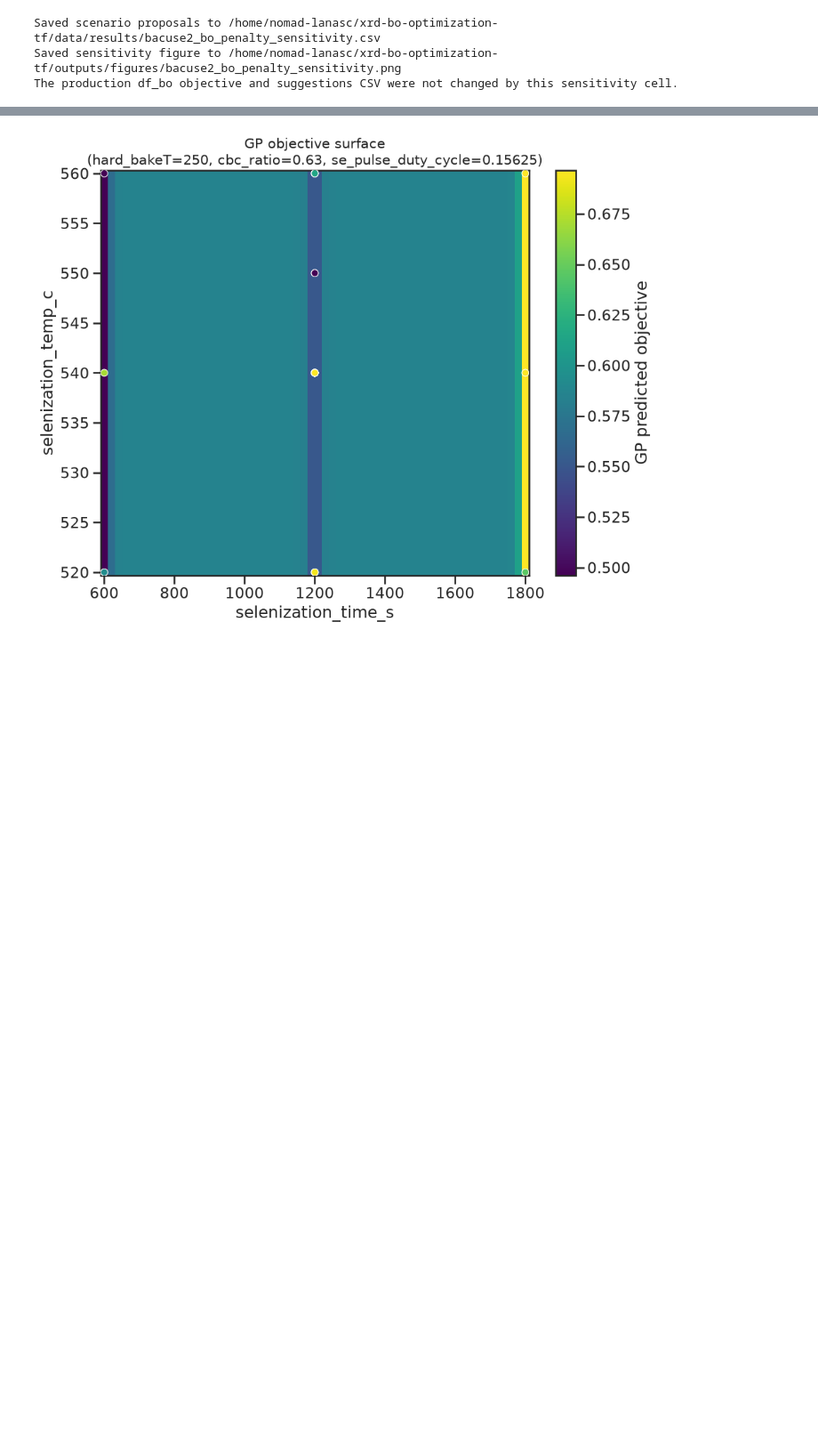
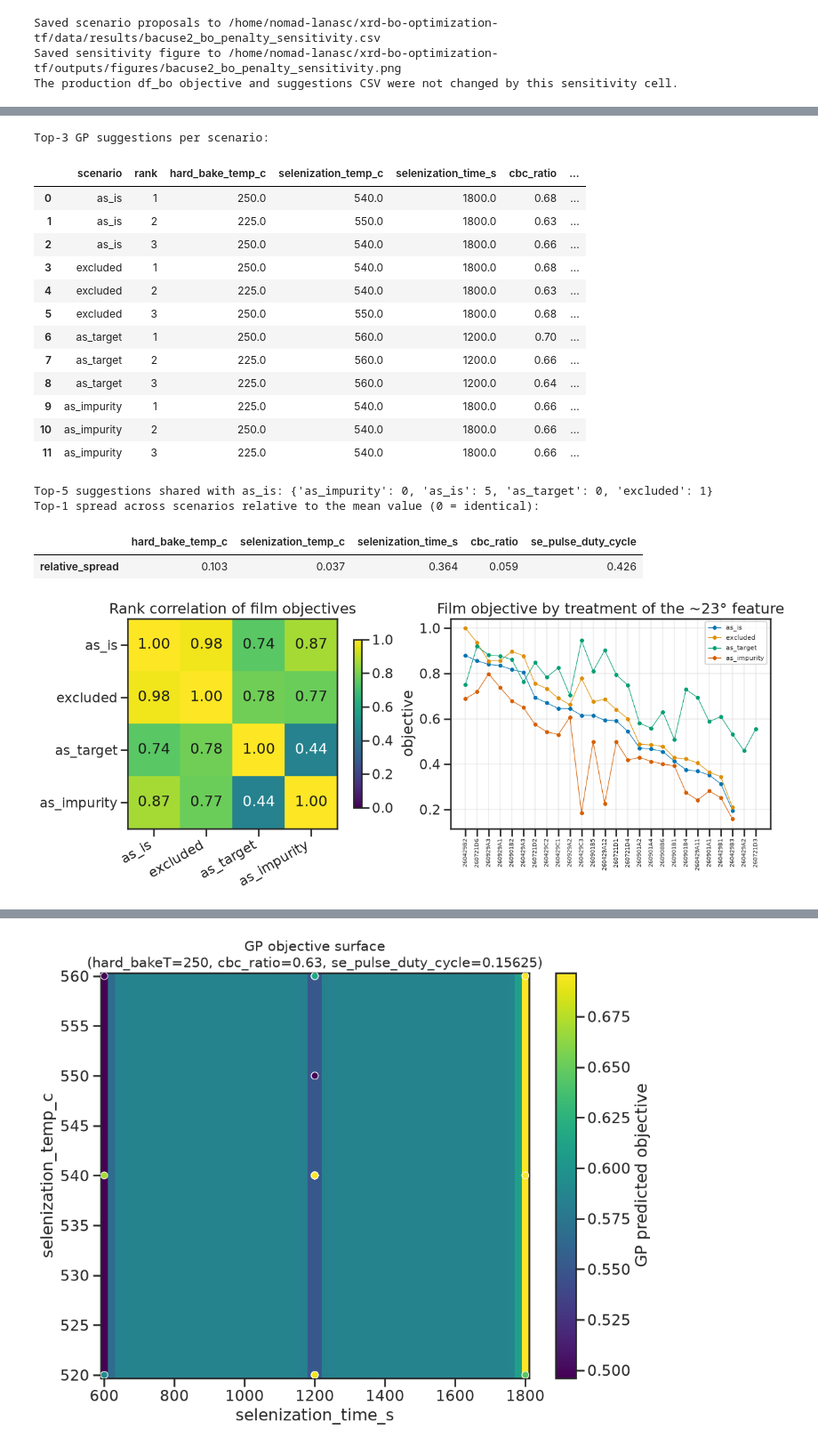
Before and after one commit to GarzonDiegoFEUP/xrd-bo-optimization-tf, a Jupyter notebook: notebooks/3.bo_xrd.ipynb, the cells around one changed output, grey strips where cells are left out. Shown at 89% size. Drawn from its saved outputs; the diff is of its cells as text; code cells hidden in the pictures; blank space fills up the shorter version.

```diff
--- a/notebooks/3.bo_xrd.ipynb
+++ b/notebooks/3.bo_xrd.ipynb
@@ -499,0 +589,65 @@ The production df_bo objective and suggestions CSV were not changed by this sens
+# %%
+suggestion_tables = []
+for scenario, frame in scenario_prepared.items():
+    table = suggest_next_conditions(frame, n_suggestions=5, random_state=0)
+    table.insert(0, 'scenario', scenario)
+    suggestion_tables.append(table)
+feature_suggestions = pd.concat(suggestion_tables, ignore_index=True)
+FEATURE_23_SENSITIVITY_CSV.parent.mkdir(parents=True, exist_ok=True)
+feature_suggestions.to_csv(FEATURE_23_SENSITIVITY_CSV, index=False)
+
+show_columns = ['scenario', 'rank', *BO_PARAMS, 'predicted_objective', 'predicted_std']
+print('Top-3 GP suggestions per scenario:')
+display(feature_suggestions.query('rank <= 3')[show_columns].round(3).reset_index(drop=True))
+
+parameter_keys = list(BO_PARAMS)
+as_is_top = {tuple(row) for row in feature_suggestions.query("scenario == 'as_is'")[parameter_keys].round(4).to_numpy()}
+overlap = {
+    scenario: len(as_is_top & {tuple(row) for row in group[parameter_keys].round(4).to_numpy()})
+    for scenario, group in feature_suggestions.groupby('scenario')
+}
+print('Top-5 suggestions shared with as_is:', overlap)
+
+top1 = feature_suggestions.query('rank == 1').set_index('scenario')[parameter_keys]
+spread = (top1.max() - top1.min()) / top1.replace(0, np.nan).abs().mean()
+print('Top-1 spread across scenarios relative to the mean value (0 = identical):')
+display(spread.round(3).to_frame('relative_spread').T)
+
+fig, (ax_rank, ax_obj) = plt.subplots(1, 2, figsize=(13, 5), layout='constrained')
+image = ax_rank.imshow(rank_correlation.to_numpy(), vmin=0, vmax=1, cmap='viridis')
+ax_rank.set_xticks(range(len(rank_correlation)), rank_correlation.columns, rotation=30, ha='right')
+ax_rank.set_yticks(range(len(rank_correlation)), rank_correlation.index)
+for (row, col), value in np.ndenumerate(rank_correlation.to_numpy()):
+    ax_rank.text(col, row, f'{value:.2f}', ha='center', va='center', color='w' if value < 0.7 else 'k')
+ax_rank.set_title('Rank correlation of film objectives')
+fig.colorbar(image, ax=ax_rank, shrink=0.8)
+order = objectives['as_is'].sort_values(ascending=False).index
+for scenario in FEATURE_SCENARIOS:
+    ax_obj.plot(range(len(order)), objectives.loc[order, scenario], marker='o', ms=4, lw=0.8, label=scenario)
+ax_obj.set_xticks(range(len(order)), order, rotation=90, fontsize=7)
+ax_obj.set_ylabel('objective')
+ax_obj.set_title('Film objective by treatment of the ~23° feature')
+ax_obj.legend(fontsize=8)
+ax_obj.grid(alpha=0.3)
+fig.savefig(FIGURES_DIR / 'bacuse2_bo_feature23_sensitivity.png', dpi=160, bbox_inches='tight')
+plt.show()
+# %% [output]
+Top-3 GP suggestions per scenario:
+|  | scenario | rank | hard_bake_temp_c | selenization_temp_c | selenization_time_s | cbc_ratio | ... |
+| 0 | as_is | 1 | 250.0 | 540.0 | 1800.0 | 0.68 | ... |
+| 1 | as_is | 2 | 225.0 | 550.0 | 1800.0 | 0.63 | ... |
+| 2 | as_is | 3 | 250.0 | 540.0 | 1800.0 | 0.66 | ... |
+| 3 | excluded | 1 | 250.0 | 540.0 | 1800.0 | 0.68 | ... |
+| 4 | excluded | 2 | 225.0 | 540.0 | 1800.0 | 0.63 | ... |
+| 5 | excluded | 3 | 250.0 | 550.0 | 1800.0 | 0.68 | ... |
+| 6 | as_target | 1 | 250.0 | 560.0 | 1200.0 | 0.70 | ... |
+| 7 | as_target | 2 | 225.0 | 560.0 | 1200.0 | 0.66 | ... |
+| 8 | as_target | 3 | 225.0 | 560.0 | 1200.0 | 0.64 | ... |
+| 9 | as_impurity | 1 | 225.0 | 540.0 | 1800.0 | 0.66 | ... |
+| 10 | as_impurity | 2 | 250.0 | 540.0 | 1800.0 | 0.66 | ... |
+| 11 | as_impurity | 3 | 225.0 | 540.0 | 1800.0 | 0.66 | ... |
+Top-5 suggestions shared with as_is: {'as_impurity': 0, 'as_is': 5, 'as_target': 0, 'excluded': 1}
+Top-1 spread across scenarios relative to the mean value (0 = identical):
+|  | hard_bake_temp_c | selenization_temp_c | selenization_time_s | cbc_ratio | se_pulse_duty_cycle |
+| relative_spread | 0.103 | 0.037 | 0.364 | 0.059 | 0.426 |
+[figure, added]
```
Also changed, not shown: parts of 4 cells of this notebook, 43 other files.
